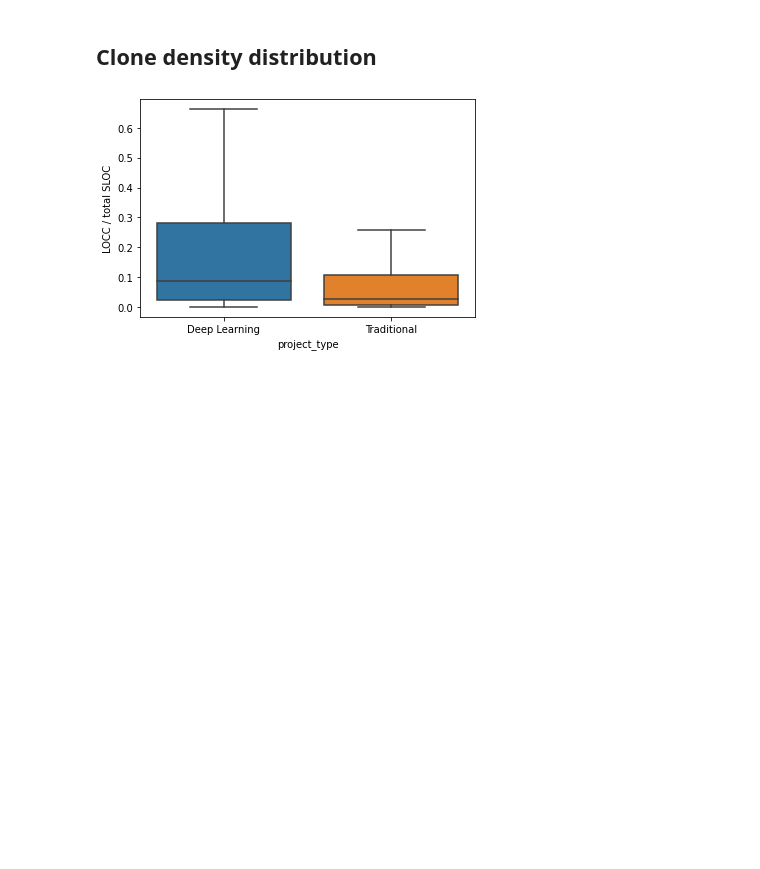
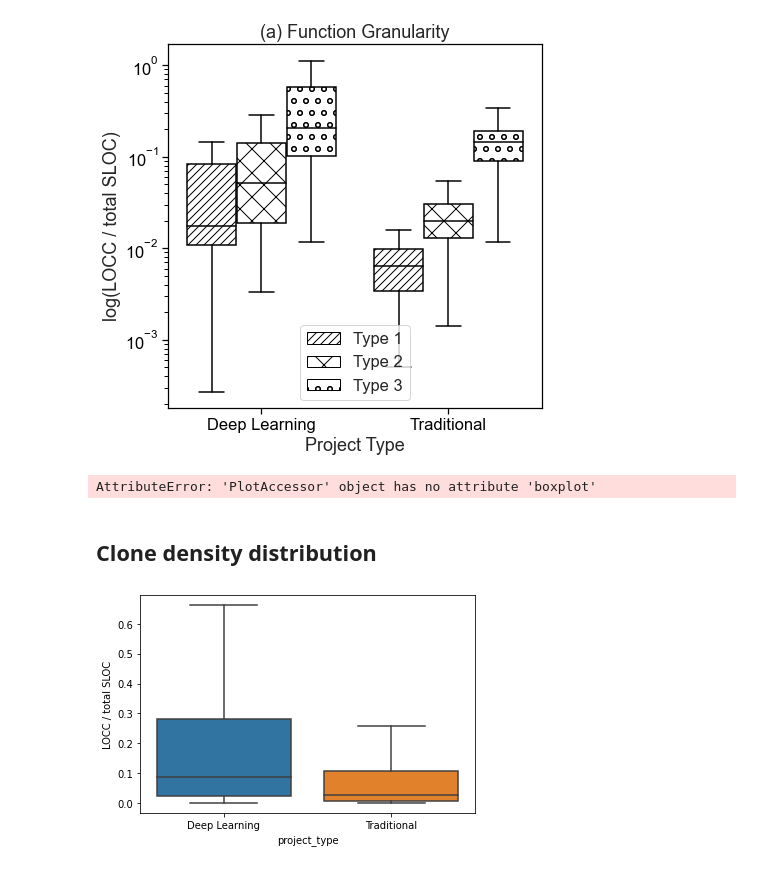
Before and after one commit to Hadhemii/ClonesInDLCode, a Jupyter notebook: RQ1.ipynb, the cells around one changed output. Drawn from its saved outputs; the diff is of its cells as text; code cells hidden in the pictures; blank space fills up the shorter version.

```diff
--- a/RQ1.ipynb
+++ b/RQ1.ipynb
@@ -8,0 +68,38 @@ import numpy as np
+# %%
+
+sns.set(rc={'figure.figsize':(6.7,6.7)})
+sns.set(font_scale=1.5)
+sns.set_style('white')
+sns.set_style('ticks', {'axes.edgecolor': '0',
+                        'xtick.color': '0',
+                        'ytick.color': '0'})
+# Define some hatches
+hatches = cycle(['///','x', 'o'])
+
+
+# Boxplot
+ax = sns.boxplot(x="project_type", y="LOCC / total SLOC", data=repos_clones_size_fct,
+                 showfliers=False, hue='clone_type',color='black',medianprops=dict(color='black'),
+                  boxprops = dict(facecolor='white',edgecolor='black' ))
+ax.set_yscale("log")
+ax.set(xlabel='Project Type', ylabel='log(LOCC / total SLOC)')
+#plt.legend(loc='best')
+plt.title('(a) Function Granularity')
+patches=[]
+for i, patch in enumerate(ax.artists):
+    # Boxes from left to right
+    hatch = next(hatches)
+    patch.set_hatch(hatch)
+    if patch not in patches:
+        patches.append(patch)
+
+type1_patch = Patch(fc='white',edgecolor='black', label='Type 1', hatch='///')
+type2_patch = Patch( fc='white',edgecolor='black',label='Type 2',     hatch ='x')
+type3_patch = Patch(fc='white',edgecolor='black', label='Type 3',     hatch ='o')
+legend=plt.legend(handles=[type1_patch, type2_patch, type3_patch],loc='best')
+frame = legend.get_frame()
+plt.show()
+fig = ax.get_figure()
+fig.savefig("dl_trad_clone_type_fct.pdf")
+# %% [output]
+[figure, added]
@@ -9,3 +108,12 @@ import numpy as np
+# %%
+ax = pd.DataFrame(data).plot.boxplot(color=("grey", "white"), legend=False)
+for container, hatch in zip(ax.containers, ("/", "*")):
+    for patch in container.patches:
+        patch.set_hatch(hatch)
+ax.legend(loc='upper center')
+plt.show()
+# %% [output]
+AttributeError: 'PlotAccessor' object has no attribute 'boxplot'
 # %% [markdown]
 ## Clone density distribution
 # %%
```
Also changed, not shown: parts of 19 cells of this notebook, 8 other files.
